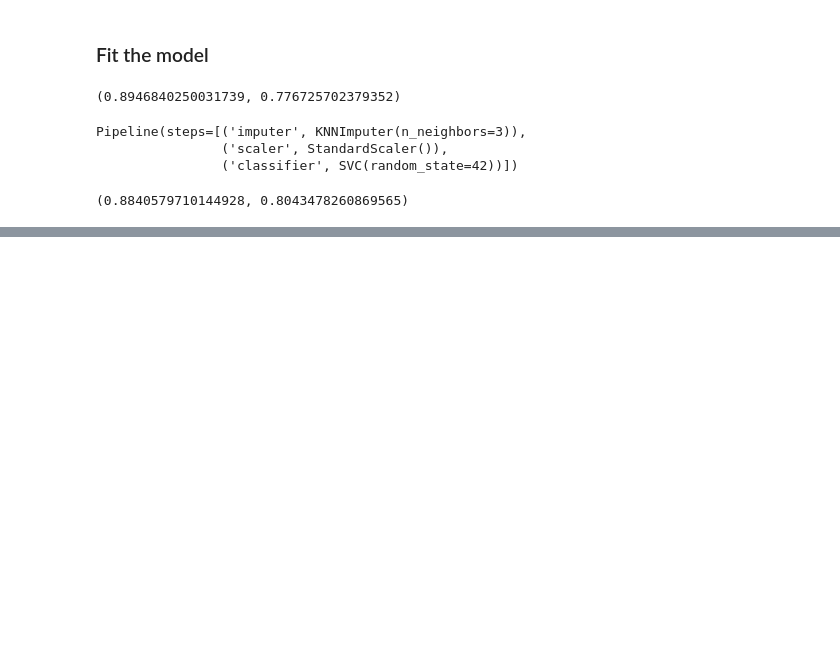
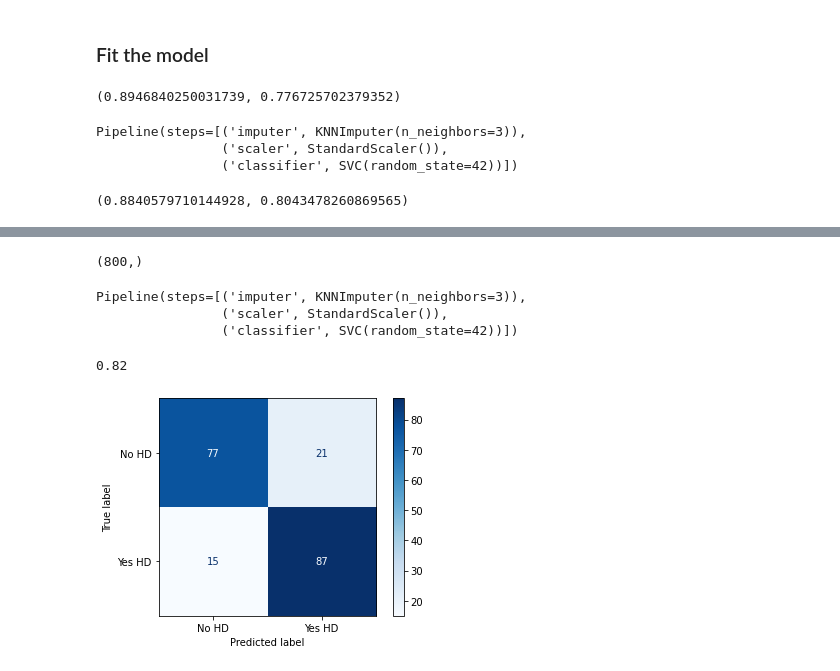
Before and after one commit to Nupur-Patil/ml_projects, a Jupyter notebook: heart_disease_prediction/notebooks/02_model_training.ipynb, the cells around one changed output, grey strips where cells are left out. Drawn from its saved outputs; the diff is of its cells as text; code cells hidden in the pictures; blank space fills up the shorter version.

```diff
--- a/heart_disease_prediction/notebooks/02_model_training.ipynb
+++ b/heart_disease_prediction/notebooks/02_model_training.ipynb
@@ -402,0 +433,27 @@ accuracy_svm_train, accuracy_svm_test
+# %%
+y = df_downsampled['num']
+y.shape
+# %% [output]
+(800,)
+# %%
+x_train, x_test, y_train, y_test = train_test_split(x, y, test_size=0.25, random_state=42, shuffle=True)
+# %%
+pipeline = Pipeline(steps = [('imputer', imputer), ('scaler', scaler), ('classifier', SVC(random_state=42))])
+# %%
+pipeline.fit(x_train, y_train)
+# %% [output]
+Pipeline(steps=[('imputer', KNNImputer(n_neighbors=3)),
+                ('scaler', StandardScaler()),
+                ('classifier', SVC(random_state=42))])
+# %%
+y_pred = pipeline.predict(x_test)
+test_accuracy = accuracy_score(y_test, y_pred)
+test_accuracy
+# %% [output]
+0.82
+# %%
+disp = ConfusionMatrixDisplay.from_predictions(
+y_test, y_pred, cmap=plt.cm.Blues, display_labels=['No HD', 'Yes HD'], normalize=None)
+plt.show()
+# %% [output]
+[figure, added]
```
Also changed, not shown: parts of 7 cells of this notebook.
